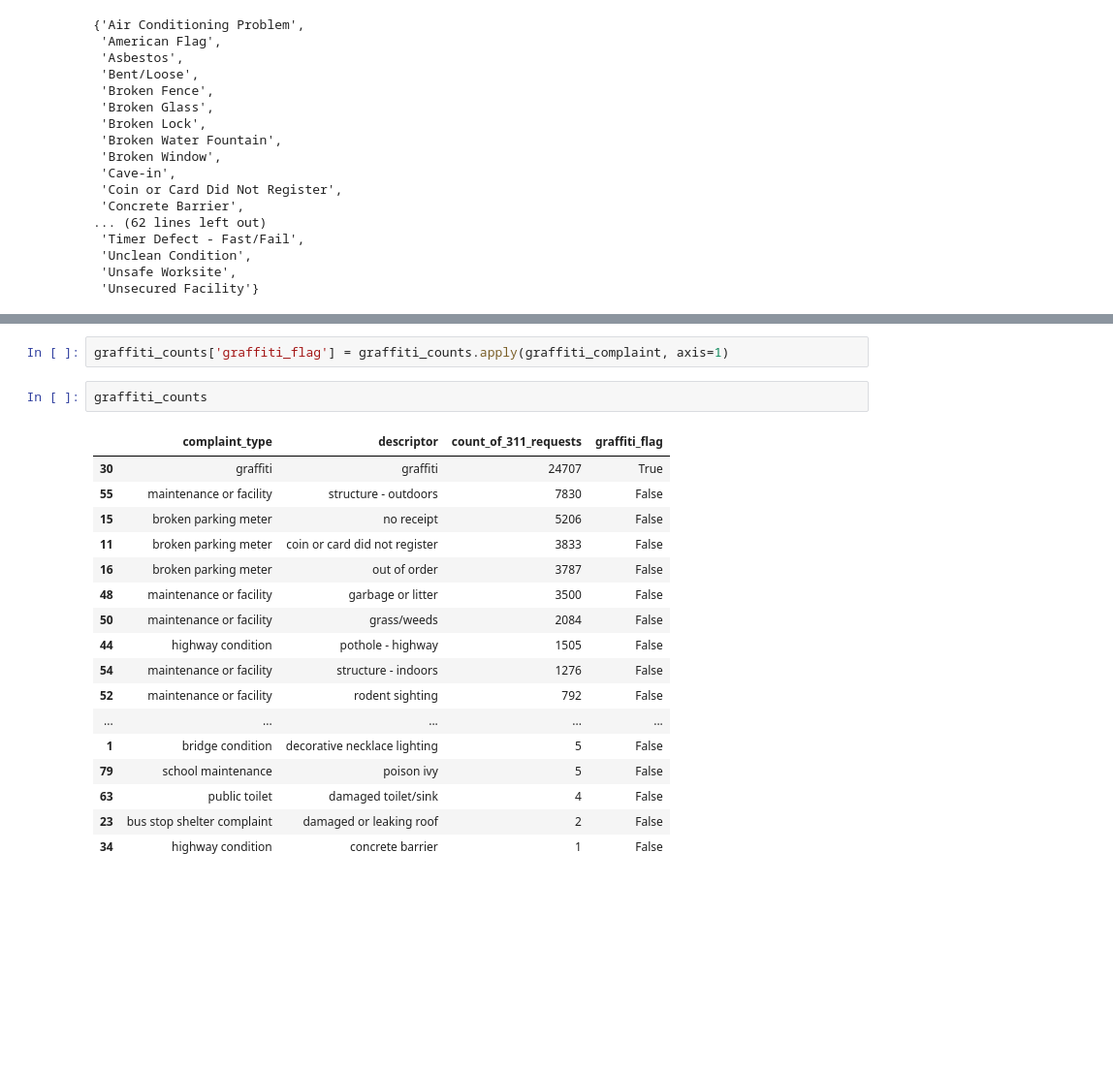
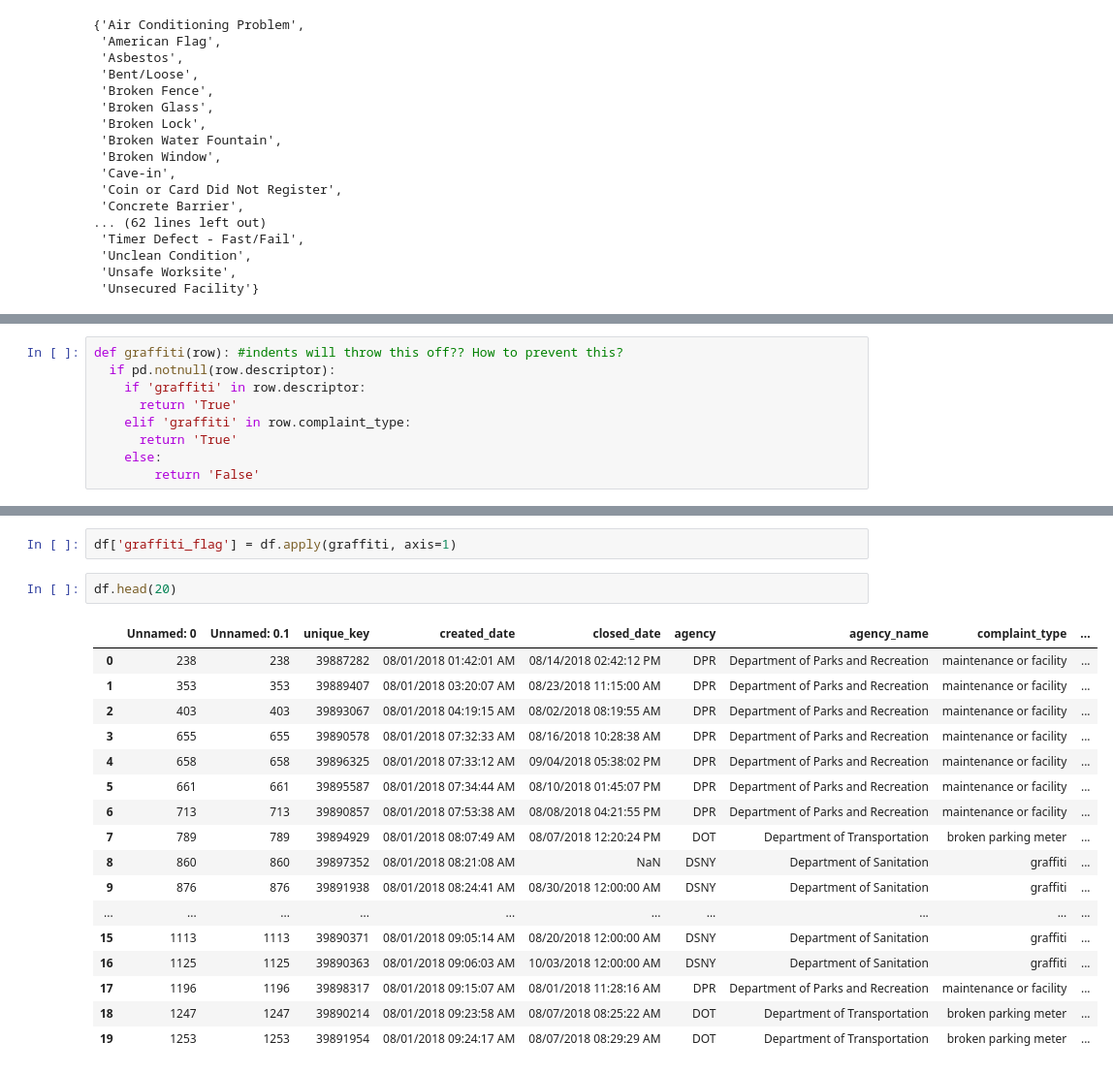
Before and after one commit to jjp422/nyu-python-public-policy, a Jupyter notebook: Homework3.ipynb, the cells around one changed output, grey strips where cells are left out. Shown at 97% size. Cells and saved outputs as stored; diff of their text form; blank space fills up the shorter version.

```diff
--- a/Homework3.ipynb
+++ b/Homework3.ipynb
@@ -80 +70,10 @@ def graffiti_complaint(row):
+# %%
+def graffiti(row): #indents will throw this off?? How to prevent this?
+  if pd.notnull(row.descriptor):
+    if 'graffiti' in row.descriptor:
+      return 'True'
+    elif 'graffiti' in row.complaint_type:
+      return 'True'
+    else:
+        return 'False'
 # %%
@@ -82,24 +81,24 @@ type(graffiti_complaint)
 # %% [output]
 function
 # %%
-graffiti_counts['graffiti_flag'] = graffiti_counts.apply(graffiti_complaint, axis=1)
+df['graffiti_flag'] = df.apply(graffiti, axis=1)
-# %%
-graffiti_counts
-# %% [output]
-|  | complaint_type | descriptor | count_of_311_requests | graffiti_flag |
-| 30 | graffiti | graffiti | 24707 | True |
-| 55 | maintenance or facility | structure - outdoors | 7830 | False |
-| 15 | broken parking meter | no receipt | 5206 | False |
-| 11 | broken parking meter | coin or card did not register | 3833 | False |
-| 16 | broken parking meter | out of order | 3787 | False |
-| 48 | maintenance or facility | garbage or litter | 3500 | False |
-| 50 | maintenance or facility | grass/weeds | 2084 | False |
-| 44 | highway condition | pothole - highway | 1505 | False |
-| 54 | maintenance or facility | structure - indoors | 1276 | False |
-| 52 | maintenance or facility | rodent sighting | 792 | False |
-| ... | ... | ... | ... | ... |
-| 1 | bridge condition | decorative necklace lighting | 5 | False |
-| 79 | school maintenance | poison ivy | 5 | False |
-| 63 | public toilet | damaged toilet/sink | 4 | False |
-| 23 | bus stop shelter complaint | damaged or leaking roof | 2 | False |
-| 34 | highway condition | concrete barrier | 1 | False |
+# %%
+df.head(20)
+# %% [output]
+|  | Unnamed: 0 | Unnamed: 0.1 | unique_key | created_date | closed_date | agency | agency_name | complaint_type | ... |
+| 0 | 238 | 238 | 39887282 | 08/01/2018 01:42:01 AM | 08/14/2018 02:42:12 PM | DPR | Department of Parks and Recreation | maintenance or facility | ... |
+| 1 | 353 | 353 | 39889407 | 08/01/2018 03:20:07 AM | 08/23/2018 11:15:00 AM | DPR | Department of Parks and Recreation | maintenance or facility | ... |
+| 2 | 403 | 403 | 39893067 | 08/01/2018 04:19:15 AM | 08/02/2018 08:19:55 AM | DPR | Department of Parks and Recreation | maintenance or facility | ... |
+| 3 | 655 | 655 | 39890578 | 08/01/2018 07:32:33 AM | 08/16/2018 10:28:38 AM | DPR | Department of Parks and Recreation | maintenance or facility | ... |
+| 4 | 658 | 658 | 39896325 | 08/01/2018 07:33:12 AM | 09/04/2018 05:38:02 PM | DPR | Department of Parks and Recreation | maintenance or facility | ... |
+| 5 | 661 | 661 | 39895587 | 08/01/2018 07:34:44 AM | 08/10/2018 01:45:07 PM | DPR | Department of Parks and Recreation | maintenance or facility | ... |
+| 6 | 713 | 713 | 39890857 | 08/01/2018 07:53:38 AM | 08/08/2018 04:21:55 PM | DPR | Department of Parks and Recreation | maintenance or facility | ... |
+| 7 | 789 | 789 | 39894929 | 08/01/2018 08:07:49 AM | 08/07/2018 12:20:24 PM | DOT | Department of Transportation | broken parking meter | ... |
+| 8 | 860 | 860 | 39897352 | 08/01/2018 08:21:08 AM | NaN | DSNY | Department of Sanitation | graffiti | ... |
+| 9 | 876 | 876 | 39891938 | 08/01/2018 08:24:41 AM | 08/30/2018 12:00:00 AM | DSNY | Department of Sanitation | graffiti | ... |
+| ... | ... | ... | ... | ... | ... | ... | ... | ... | ... |
+| 15 | 1113 | 1113 | 39890371 | 08/01/2018 09:05:14 AM | 08/20/2018 12:00:00 AM | DSNY | Department of Sanitation | graffiti | ... |
+| 16 | 1125 | 1125 | 39890363 | 08/01/2018 09:06:03 AM | 10/03/2018 12:00:00 AM | DSNY | Department of Sanitation | graffiti | ... |
+| 17 | 1196 | 1196 | 39898317 | 08/01/2018 09:15:07 AM | 08/01/2018 11:28:16 AM | DPR | Department of Parks and Recreation | maintenance or facility | ... |
+| 18 | 1247 | 1247 | 39890214 | 08/01/2018 09:23:58 AM | 08/07/2018 08:25:22 AM | DOT | Department of Transportation | broken parking meter | ... |
+| 19 | 1253 | 1253 | 39891954 | 08/01/2018 09:24:17 AM | 08/07/2018 08:29:29 AM | DOT | Department of Transportation | broken parking meter | ... |
```
Also changed, not shown: parts of 11 cells of this notebook.
